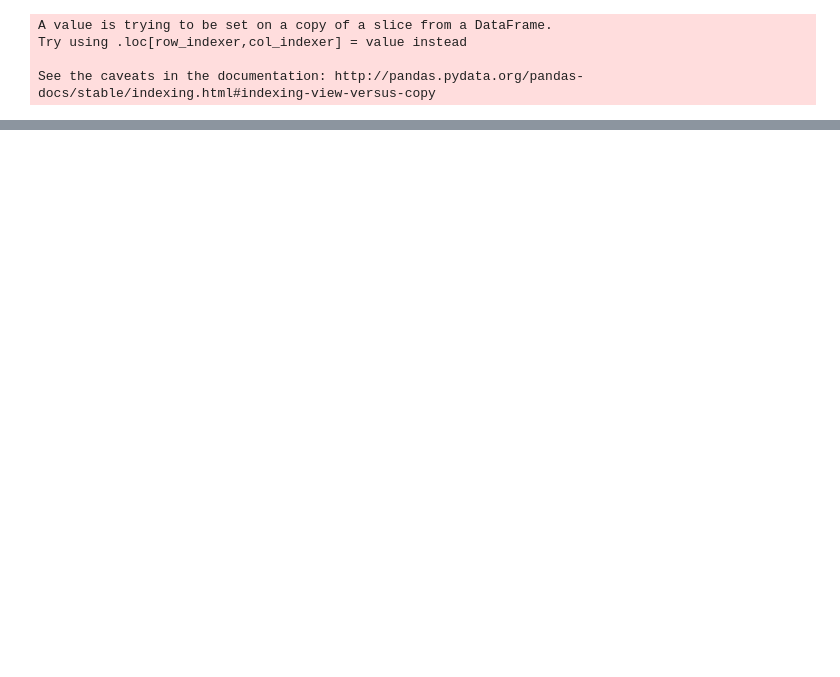
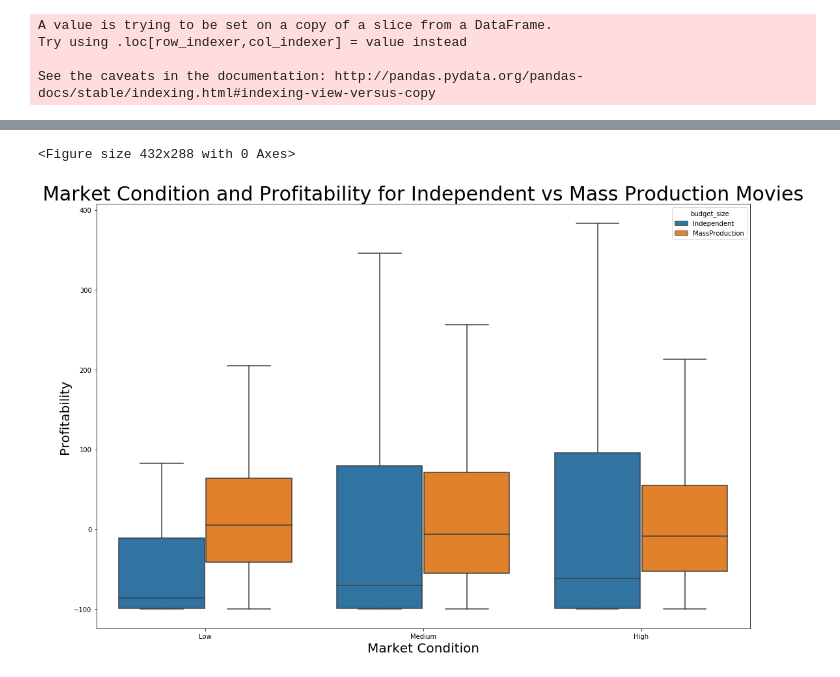
Before and after one commit to powergascan/mod-1-proj, a Jupyter notebook: Untitled.ipynb, the cells around one changed output, grey strips where cells are left out. Drawn from its saved outputs; the diff is of its cells as text; code cells hidden in the pictures; blank space fills up the shorter version.

```diff
--- a/Untitled.ipynb
+++ b/Untitled.ipynb
@@ -253,0 +163,11 @@ matched.describe().T
+# %%
+plt.clf()
+plt.figure(figsize=(18, 12))
+sns.boxplot('market_condition','domestic_margin', data=matched, hue="budget_size", showfliers=False)
+plt.xlabel("Market Condition", size=20)
+plt.ylabel("Profitability", size=20)
+plt.title("Market Condition and Profitability for Independent vs Mass Production Movies", size=30)
+plt.savefig("..\\Market and profitability.png")
+# %% [output]
+<Figure size 432x288 with 0 Axes>
+[figure, added]
```
Also changed, not shown: parts of 40 cells of this notebook.
